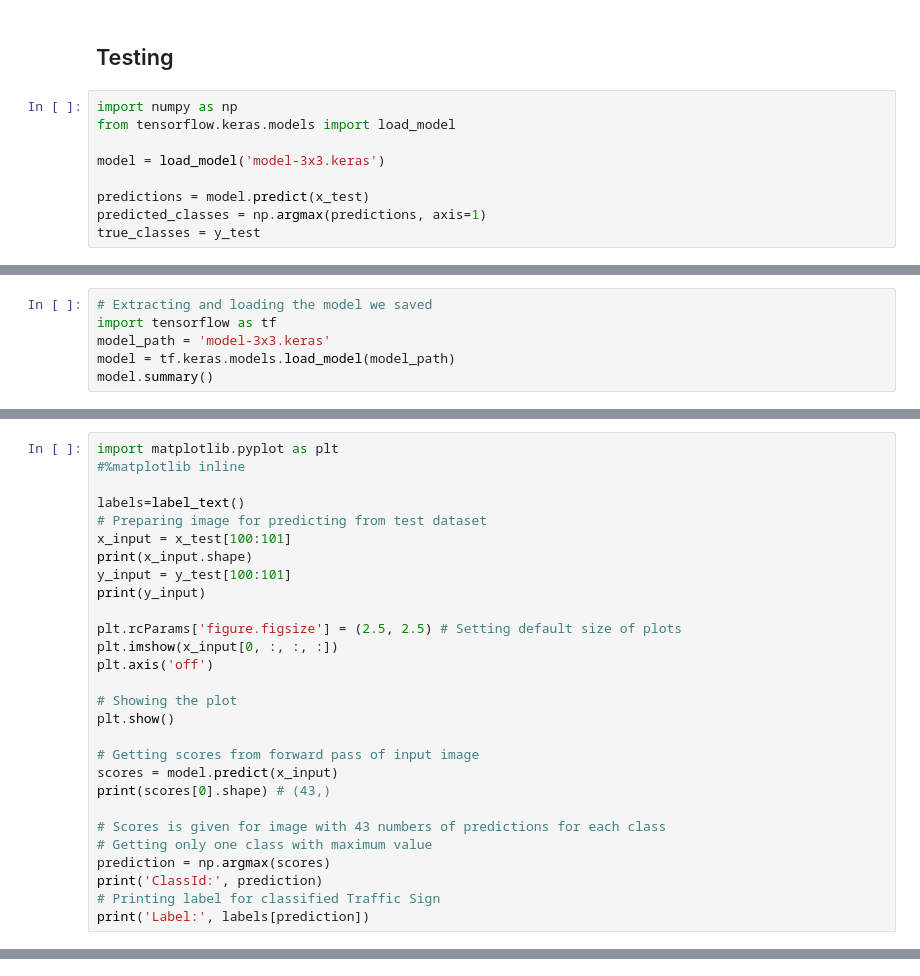
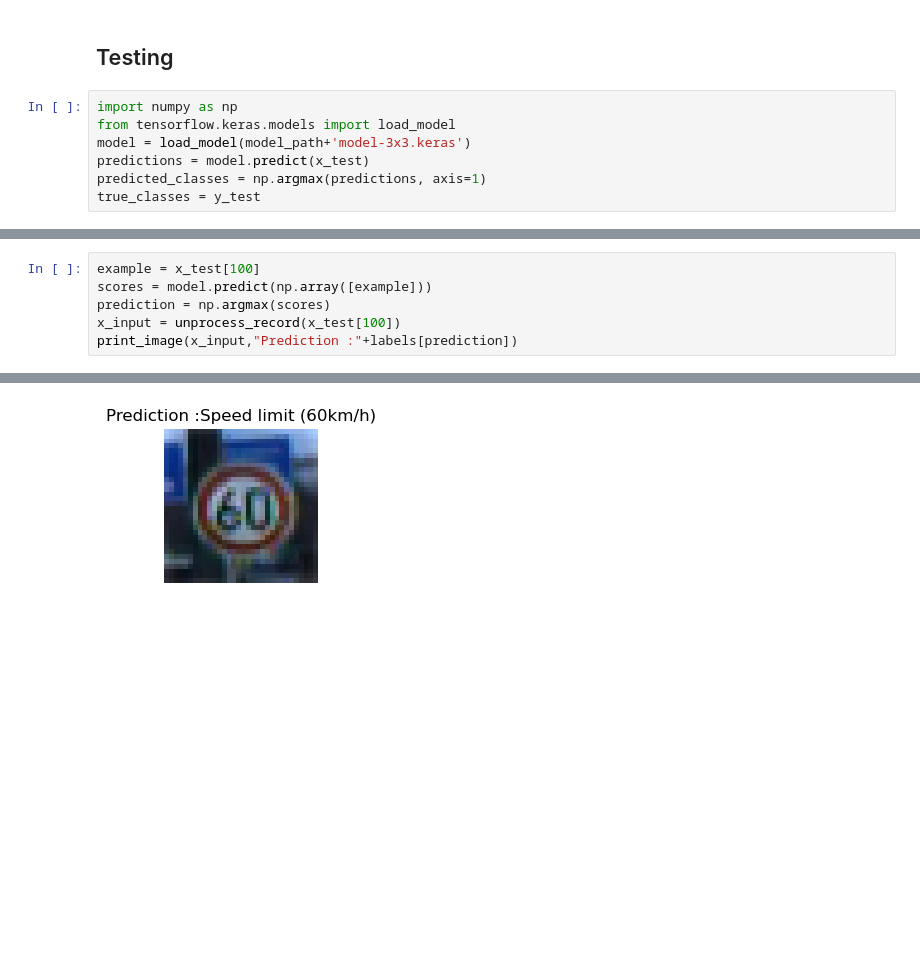
Before and after one commit to gvandevi/FDSML, a Jupyter notebook: CNN.ipynb, the cells around one changed output, grey strips where cells are left out. Drawn from its saved outputs; the diff is of its cells as text; blank space fills up the shorter version.

```diff
--- a/CNN.ipynb
+++ b/CNN.ipynb
@@ -104,9 +100,7 @@ early_stopper = EarlyStopping(monitor='val_accuracy', patience=1, verbose=1, mod
 # %%
 import numpy as np
 from tensorflow.keras.models import load_model
-
-model = load_model('model-3x3.keras')
-
+model = load_model(model_path+'model-3x3.keras')
 predictions = model.predict(x_test)
 predicted_classes = np.argmax(predictions, axis=1)
 true_classes = y_test
@@ -156,6 +143,0 @@ Specificity:    0.2500
-# %%
-# Extracting and loading the model we saved
-import tensorflow as tf
-model_path = 'model-3x3.keras'
-model = tf.keras.models.load_model(model_path)
-model.summary()
@@ -195,28 +143,0 @@ def label_text():
-# %%
-import matplotlib.pyplot as plt
-#%matplotlib inline
-
-labels=label_text()
-# Preparing image for predicting from test dataset
-x_input = x_test[100:101]
-print(x_input.shape)
-y_input = y_test[100:101]
-print(y_input)
-
-plt.rcParams['figure.figsize'] = (2.5, 2.5) # Setting default size of plots
-plt.imshow(x_input[0, :, :, :])
-plt.axis('off')
-
-# Showing the plot
-plt.show()
-
-# Getting scores from forward pass of input image
-scores = model.predict(x_input)
-print(scores[0].shape) # (43,)
-
-# Scores is given for image with 43 numbers of predictions for each class
-# Getting only one class with maximum value
-prediction = np.argmax(scores)
-print('ClassId:', prediction)
-# Printing label for classified Traffic Sign
-print('Label:', labels[prediction])
@@ -231,0 +144,7 @@ Label: Speed limit (60km/h)
+# %%
+example = x_test[100]
+scores = model.predict(np.array([example]))
+prediction = np.argmax(scores)
+x_input = unprocess_record(x_test[100])
+print_image(x_input,"Prediction :"+labels[prediction])
+# %% [output]
@@ -231,0 +152 @@ Label: Speed limit (60km/h)
+[figure, added]
```
Also changed, not shown: parts of 18 cells of this notebook, 2 other files.
